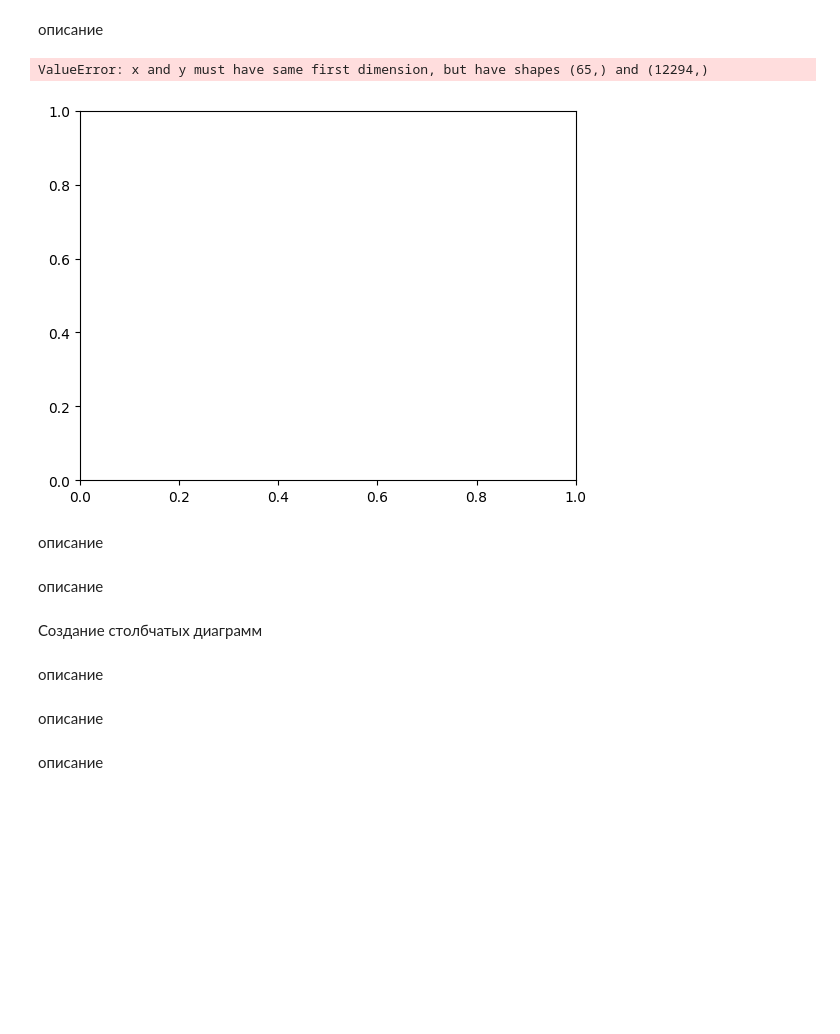
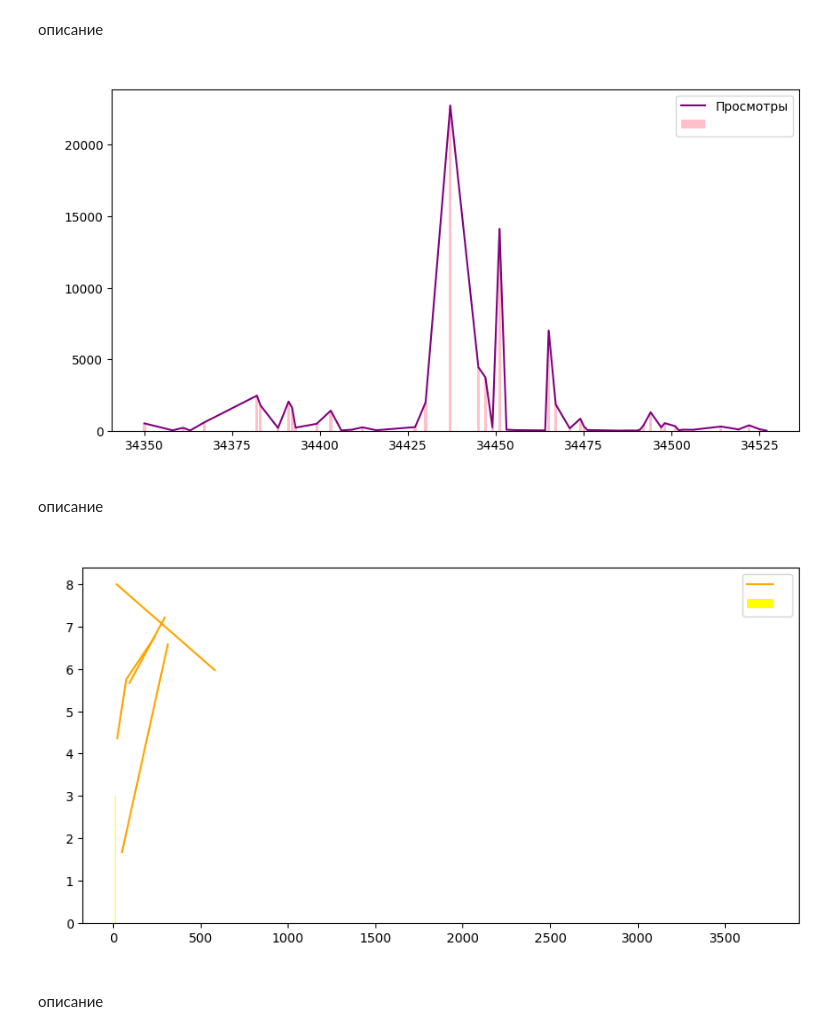
Before and after one commit to GRL7559/Project-PY, a Jupyter notebook: Practics/Graphics.ipynb, the cells around one changed output. Drawn from its saved outputs; the diff is of its cells as text; code cells hidden in the pictures; blank space fills up the shorter version.

```diff
--- a/Practics/Graphics.ipynb
+++ b/Practics/Graphics.ipynb
@@ -35,14 +26,15 @@ Name: members, Length: 100, dtype: int64
 # %% [markdown]
 описание
-# %%
-X = df['genre'].value_counts().unique()
-plt.plot(X , df['rating'])
-plt.xlabel('Genre')
-plt.ylabel('Rating')
-plt.xticks(rotation=90)  # Поворот подписей по оси X на 90 градусов
-plt.show()
-# %% [output]
-ValueError: x and y must have same first dimension, but have shapes (65,) and (12294,)
-[figure, removed]
+# %%
+plt.figure(figsize=(10, 5))
+plt.plot(df['anime_id'].tail(50), df['members'].tail(50), color = "purple")
+plt.bar(df['anime_id'].tail(50),df['members'].tail(50), color = "pink")
+plt.title(' ')
+plt.xlabel(' ')
+plt.ylabel(' ')
+plt.legend()
+plt.show()
+# %% [output]
+[figure, added]
 # %% [markdown]
 описание
@@ -54,4 +40,0 @@ plt.show()
-# %% [markdown]
-описание
-# %% [markdown]
-Создание столбчатых диаграмм
@@ -60,2 +40,0 @@ plt.show()
-# %% [markdown]
-описание
@@ -64,2 +40,0 @@ plt.show()
-# %% [markdown]
-описание
@@ -68,3 +41,14 @@ plt.show()
+# %%
+plt.figure(figsize=(10, 5))
+plt.plot(df['members'].tail(50), df['rating'].tail(50), label=' ', color = "orange")
+plt.bar(df['members'].tail(50), df['rating'].tail(50), label=' ', color = "yellow")
+plt.title(' ')
+plt.xlabel(' ')
+plt.ylabel(' ')
+plt.legend()
+plt.show()
+# %% [output]
+[figure, added]
 # %% [markdown]
 описание
 # %% [markdown]
```
Also changed, not shown: parts of 21 cells of this notebook.
